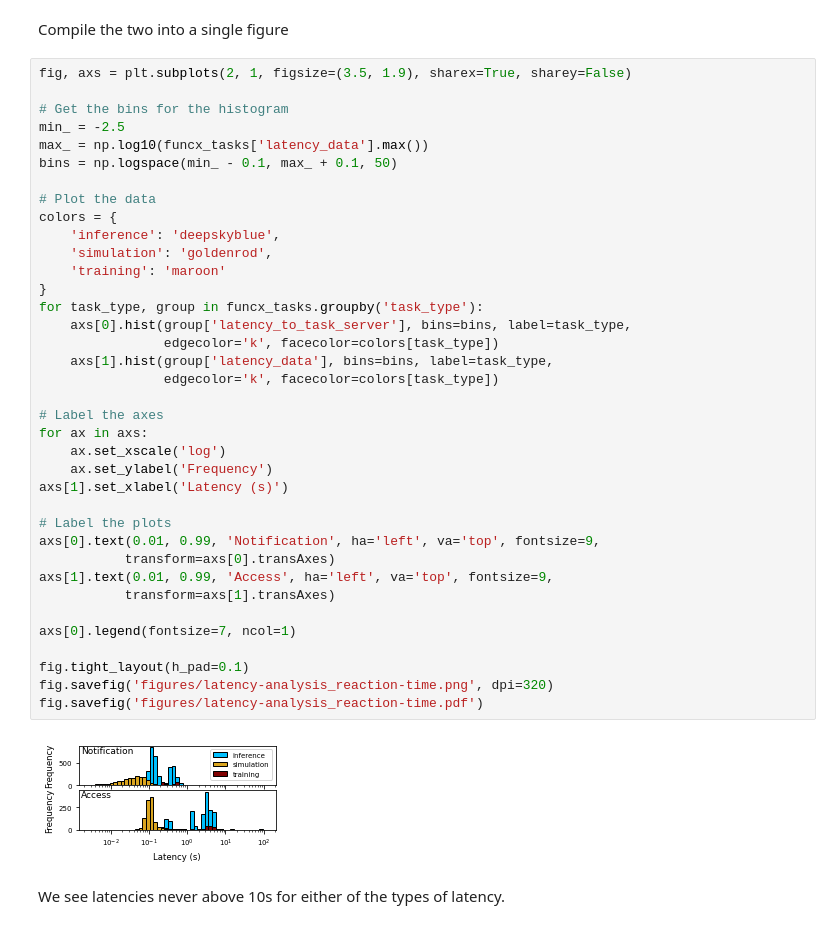
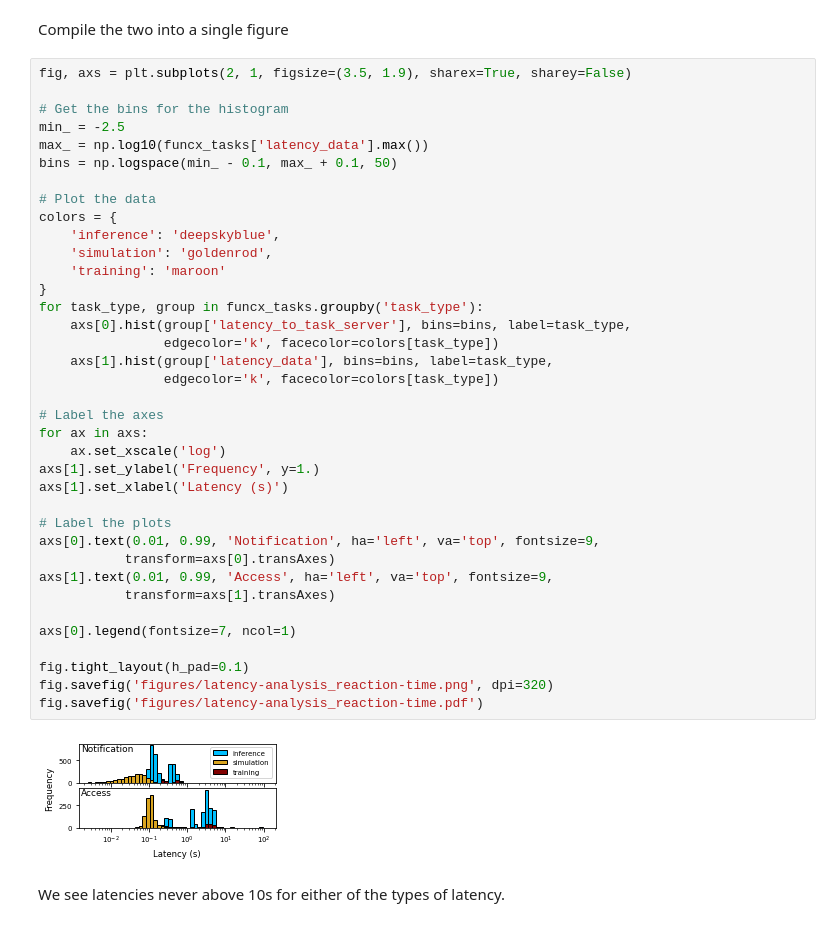
Before and after one commit to exalearn/multi-site-campaigns, a Jupyter notebook: molecular-design/notebooks/assess-latency.ipynb, the cells around one changed output. Cells and saved outputs as stored; diff of their text form.

```diff
--- a/molecular-design/notebooks/assess-latency.ipynb
+++ b/molecular-design/notebooks/assess-latency.ipynb
@@ -191,35 +191,35 @@ bins = np.logspace(min_ - 0.1, max_ + 0.1, 50)
 
 # Plot the data
 colors = {
     'inference': 'deepskyblue',
     'simulation': 'goldenrod',
     'training': 'maroon'
 }
 for task_type, group in funcx_tasks.groupby('task_type'):
     axs[0].hist(group['latency_to_task_server'], bins=bins, label=task_type,
                 edgecolor='k', facecolor=colors[task_type])
     axs[1].hist(group['latency_data'], bins=bins, label=task_type,
                 edgecolor='k', facecolor=colors[task_type])
 
 # Label the axes
 for ax in axs:
     ax.set_xscale('log')
-    ax.set_ylabel('Frequency')
+axs[1].set_ylabel('Frequency', y=1.)
 axs[1].set_xlabel('Latency (s)')
 
 # Label the plots
 axs[0].text(0.01, 0.99, 'Notification', ha='left', va='top', fontsize=9,
            transform=axs[0].transAxes)
 axs[1].text(0.01, 0.99, 'Access', ha='left', va='top', fontsize=9,
            transform=axs[1].transAxes)
 
 axs[0].legend(fontsize=7, ncol=1)
 
 fig.tight_layout(h_pad=0.1)
 fig.savefig('figures/latency-analysis_reaction-time.png', dpi=320)
 fig.savefig('figures/latency-analysis_reaction-time.pdf')
 # %% [output]
-[figure, old version]
+[figure, new version]
 # %% [markdown]
 We see latencies never above 10s for either of the types of latency.
 # %% [markdown]
```
Also changed, not shown: parts of 11 cells of this notebook, 3 other files.
